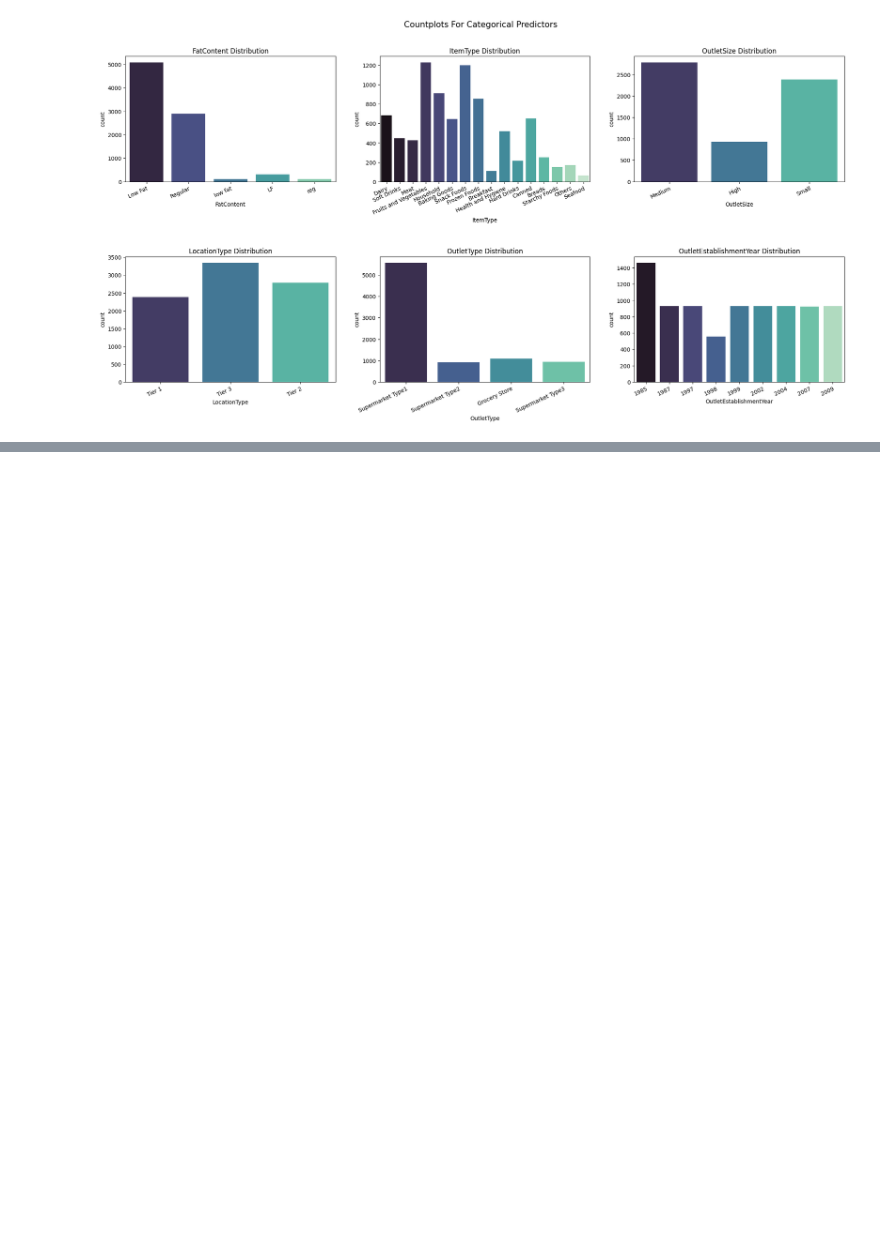
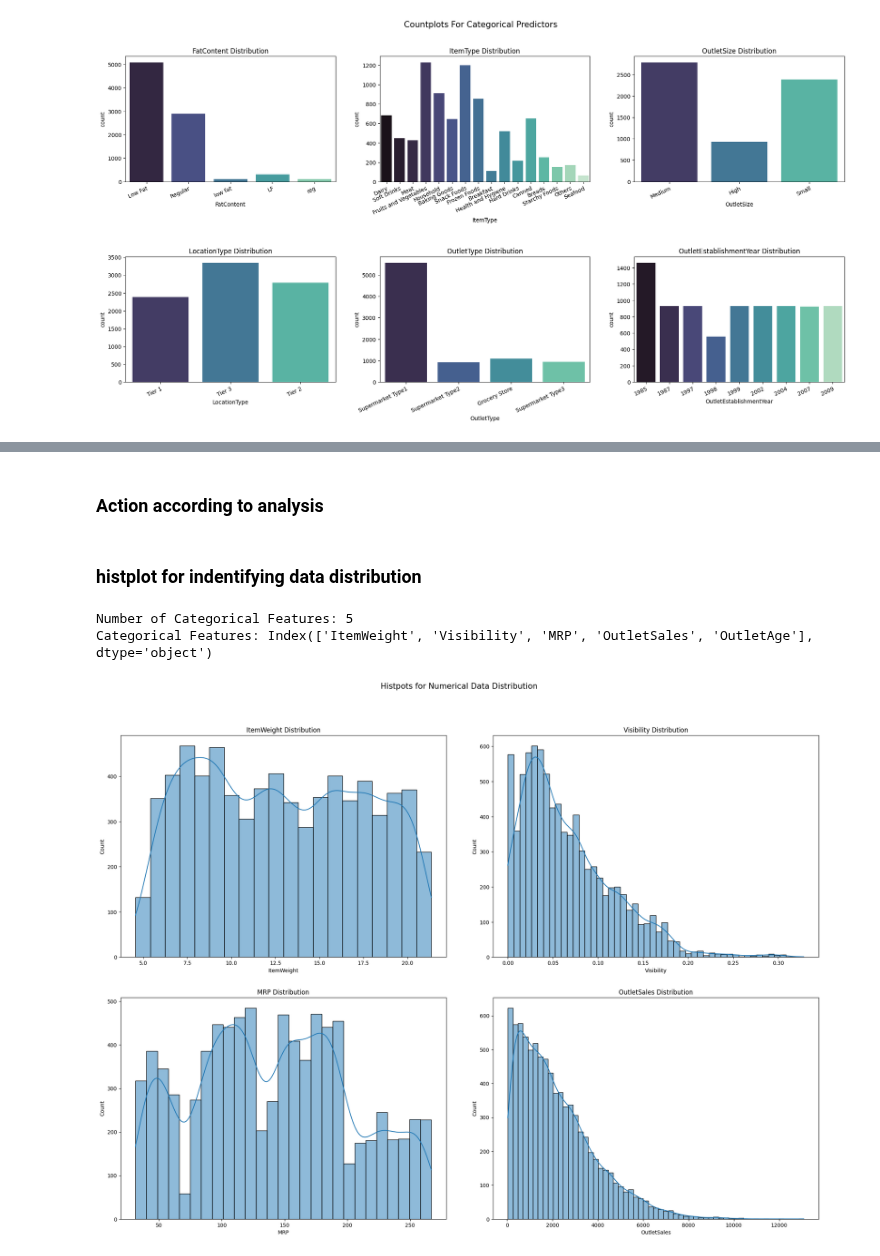
Before and after one commit to tshihab07/Super-Market-Sales-Forecasting, a Jupyter notebook: notebookes/dataPreprocessing.ipynb, the cells around one changed output, grey strips where cells are left out. Saved outputs shown, nothing was run; the diff lists cells and outputs as text; code cells hidden in the pictures; blank space fills up the shorter version.

Commit message:
feat: add histplot visualizations for numerical predictor

```diff
--- a/notebookes/dataPreprocessing.ipynb
+++ b/notebookes/dataPreprocessing.ipynb
@@ -350 +359,55 @@ plt.show()
 - Convert to `OutletAge` = 2025 - OutletEstablishmentYear will be better for modeling than raw year.
+# %% [markdown]
+### Action according to analysis
+# %%
+# Standardize labels
+main_df['FatContent'] = main_df['FatContent'].replace({
+    'low fat': 'Low Fat',
+    'LF': 'Low Fat',
+    'reg': 'Regular'
+})
+# %%
+# fix misleading data issue
+main_df['OutletAge'] = 2025 - main_df['OutletEstablishmentYear']
+
+# drop 'OutletEstablishmentYear' column as it's now redundant
+main_df.drop('OutletEstablishmentYear', axis=1, inplace=True)
+# %% [markdown]
+### histplot for indentifying data distribution
+# %%
+num_ft = main_df.select_dtypes(include='number').columns
+print("Number of Categorical Features:", len(num_ft))
+print("Categorical Features:", num_ft)
+# %% [output]
+Number of Categorical Features: 5
+Categorical Features: Index(['ItemWeight', 'Visibility', 'MRP', 'OutletSales', 'OutletAge'], dtype='object')
+# %%
+# exclude the binary columns
+numerical_cols = [col for col in num_ft if col != 'OutletAge']
+
+# set grid size dynamically
+# ceil division for rows
+rows = (len(numerical_cols) + 1) // 2
+cols = 2
+
+# create subplots
+# flatten to 1D for easier indexing
+fig, axes = plt.subplots(rows, cols, figsize=(20, 15))
+axes = axes.flatten()
+
+fig.tight_layout(pad=5.0)
+fig.suptitle('Histpots for Numerical Data Distribution', fontsize=15, y=1.01)
+
+# plot histograms
+for i, col in enumerate(numerical_cols):
+    sns.histplot(data=main_df, x=col, ax=axes[i], palette="mako", kde=True)
+    axes[i].set_title(f"{col} Distribution")
+
+# remove unused subplots
+for j in range(len(numerical_cols), len(axes)):
+    fig.delaxes(axes[j])
+
+plt.tight_layout(pad=3.0, h_pad=3, w_pad=5)
+plt.show()
+# %% [output]
+[figure, added]
```
Also changed, not shown: parts of 5 cells of this notebook.
